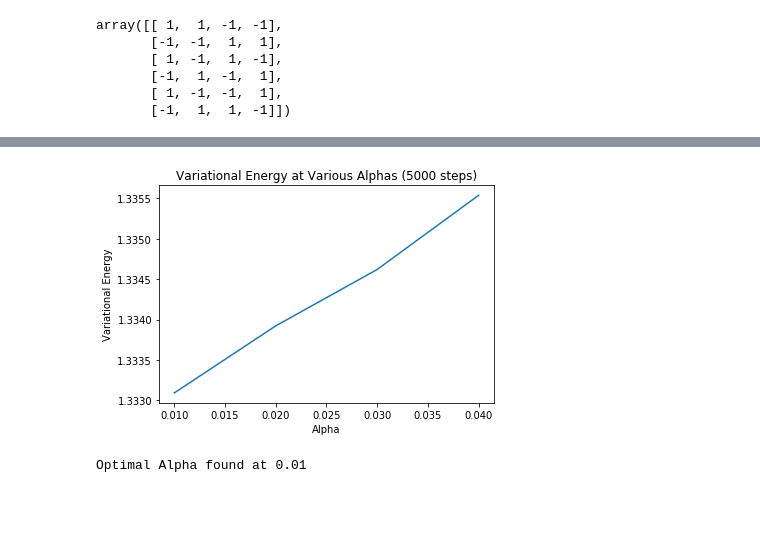
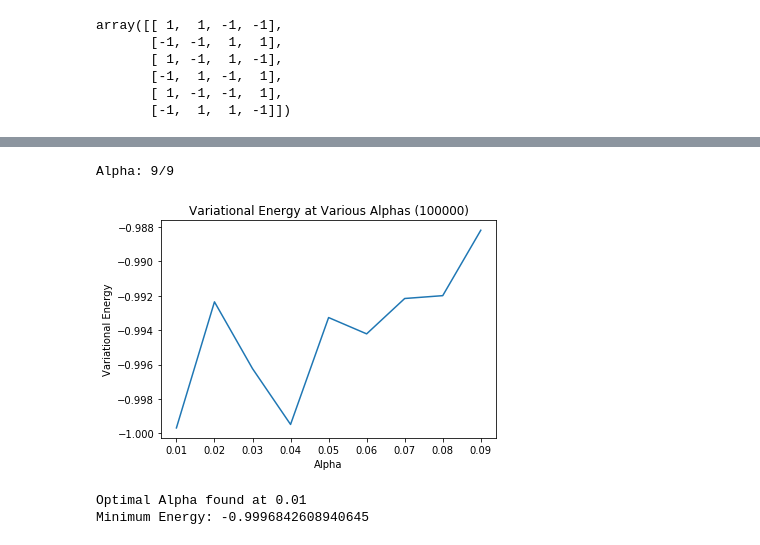
Before and after one commit to pat-hanbury/QuantumAdiabaticLearning, a Jupyter notebook: VariationalMonteCarl.ipynb, the cells around one changed output, grey strips where cells are left out. Drawn from its saved outputs; the diff is of its cells as text; code cells hidden in the pictures; blank space fills up the shorter version.

Commit message:
Fixed error in local energy calculation

```diff
--- a/VariationalMonteCarl.ipynb
+++ b/VariationalMonteCarl.ipynb
@@ -84,7 +84,11 @@ def calculate_local_energy(state, alpha):
     # contribution from Z direction spin terms
     energy = 0
     variational_projection = get_variational_projection(state, alpha) # (The 1 is the h-bar, which is one in our units)
-    energy += variational_projection * (len(state)/4)
+    for i in range(len(state)):
+        if i == len(state) - 1:
+            energy += (variational_projection*state[i] * state[0])
+        else:
+            energy += (variational_projection*state[i] * state[i+1])
 
     # contributions from off diagonal terms
     for configuration_state in get_off_diagonal_configurations(state):
@@ -96,8 +100,8 @@ def compute_R(trial_state, initial_state, alpha):
     Function compute "R", which is the ratio between the weight functions
     of the initial state and the trial state.
     """
-    numerator = variational_projection(trial_state, alpha) **2
-    denominator = variational_projection(initial_state, alpha) **2
+    numerator = get_variational_projection(trial_state, alpha) **2
+    denominator = get_variational_projection(initial_state, alpha) **2
     return numerator / denominator
 # %%
 def random_flip(state):
@@ -113,8 +117,7 @@ def random_flip(state):
     while(cont):
         flip2_index = choices.pop()
         if state[flip2_index] != flip1_value:
-            state[flip2_indfrom IPython.display import clear_output
-ex] *= -1
+            state[flip2_index] *= -1
             cont = False
     return state
 # %%
@@ -136,4 +139,4 @@ def get_optimal_alpha(alphas, num_steps=50000):
         clear_output(wait=True)
         print(f"Alpha: {i+1}/{len(alphas)}")
         energies.append(monte_carlo_estimation(alpha, num_steps))
-    return alphas[np.argmin(energies)], energies
+    return alphas[np.argmin(energies)], np.argmin(energies), energies
@@ -142,13 +182,17 @@ Alpha: 4/4
 # %%
-alphas = [i*0.01 for i in range(1,5)]
-optimal_alpha, energies = get_optimal_alpha(alphas)
+alphas = [i*0.01 for i in range(1,10)]
+num_steps = 100000
+optimal_alpha, index, energies = get_optimal_alpha(alphas, num_steps=num_steps)
 
 plt.plot(alphas, energies)
 plt.ylabel("Variational Energy")
 plt.xlabel("Alpha")
-plt.title("Variational Energy at Various Alphas (5000 steps)")
+plt.title(f"Variational Energy at Various Alphas ({num_steps})")
 plt.show()
 print(f"Optimal Alpha found at {optimal_alpha}")
+print(f"Minimum Energy: {energies[index]}")
 # %% [output]
+Alpha: 9/9
-[figure, old version]
+[figure, new version]
-Optimal Alpha found at 0.01
+Optimal Alpha found at 0.01
+Minimum Energy: -0.9996842608940645
```
Also changed, not shown: parts of 6 cells of this notebook.
